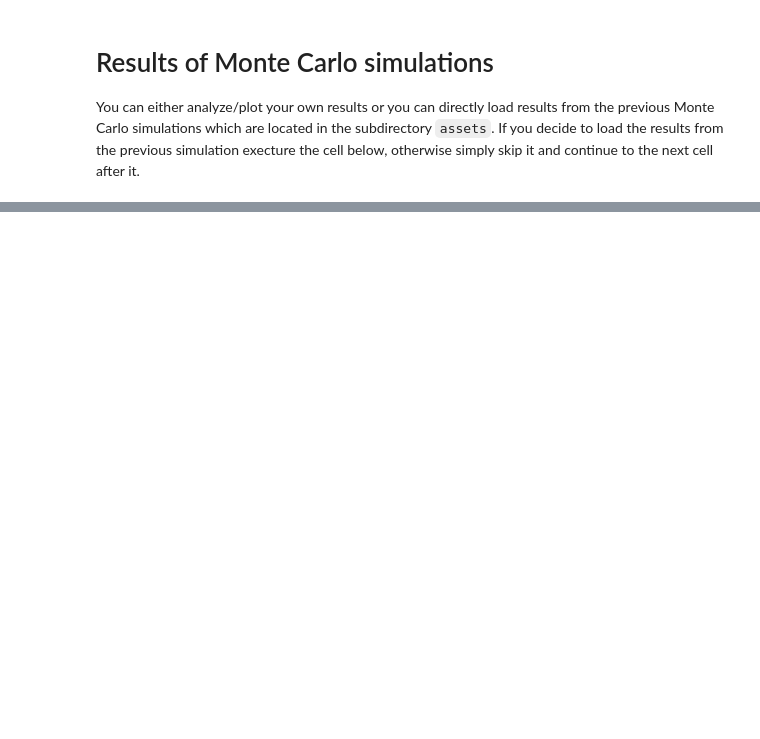
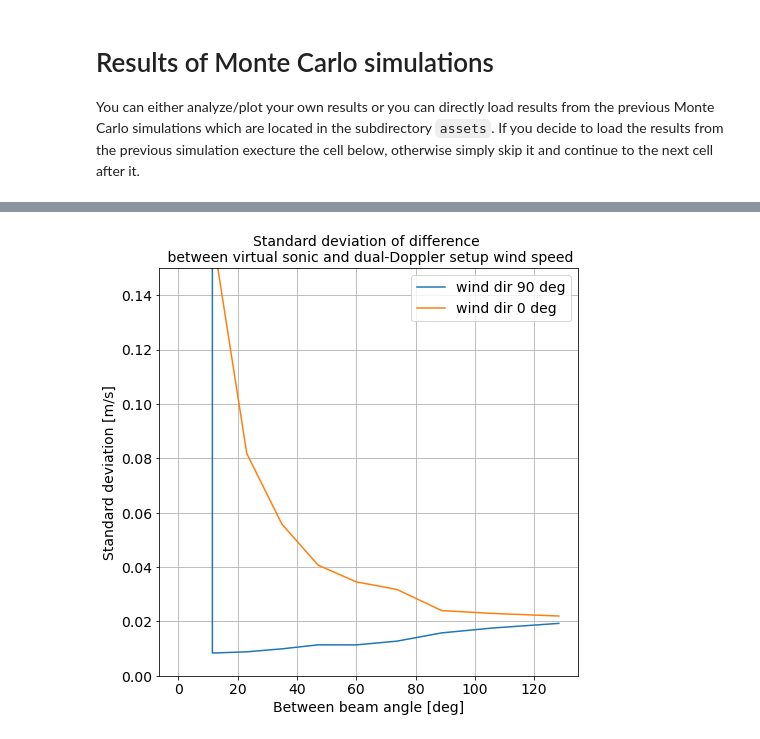
Before and after one commit to Burro7J/mocalum, a Jupyter notebook: examples/tutorial-05/tutorial-05-dual-Doppler-Monte-Carlo.ipynb, the cells around one changed output, grey strips where cells are left out. Saved outputs shown, nothing was run; the diff lists cells and outputs as text; code cells hidden in the pictures; blank space fills up the shorter version.

```diff
--- a/examples/tutorial-05/tutorial-05-dual-Doppler-Monte-Carlo.ipynb
+++ b/examples/tutorial-05/tutorial-05-dual-Doppler-Monte-Carlo.ipynb
@@ -161,0 +161,19 @@ fig.savefig('./assets/wind_speed_uncertainty_dual-Doppler.png')
+# %%
+fig, ax = plt.subplots(figsize=(7.5, 7.5))
+plt.grid()
+
+
+ds_unc.unc_ws.sel(wind_direction=90, statistics='std').plot(ax=ax, label='wind dir 90 deg')
+ds_unc.unc_ws.sel(wind_direction=0, statistics='std').plot(ax=ax, label='wind dir 0 deg')
+plt.ylim(0,0.15)
+
+plt.xlabel('Between beam angle [deg]')
+plt.ylabel('Standard deviation [m/s]')
+plt.title('Standard deviation of difference \n between virtual sonic and dual-Doppler setup wind speed')
+
+plt.legend(loc="upper right")
+plt.show()
+
+fig.savefig('./assets/wind_speed_uncertainty_dual-Doppler.png')
+# %% [output]
+[figure, added]
```
Also changed, not shown: parts of 5 cells of this notebook, 5 other files.
